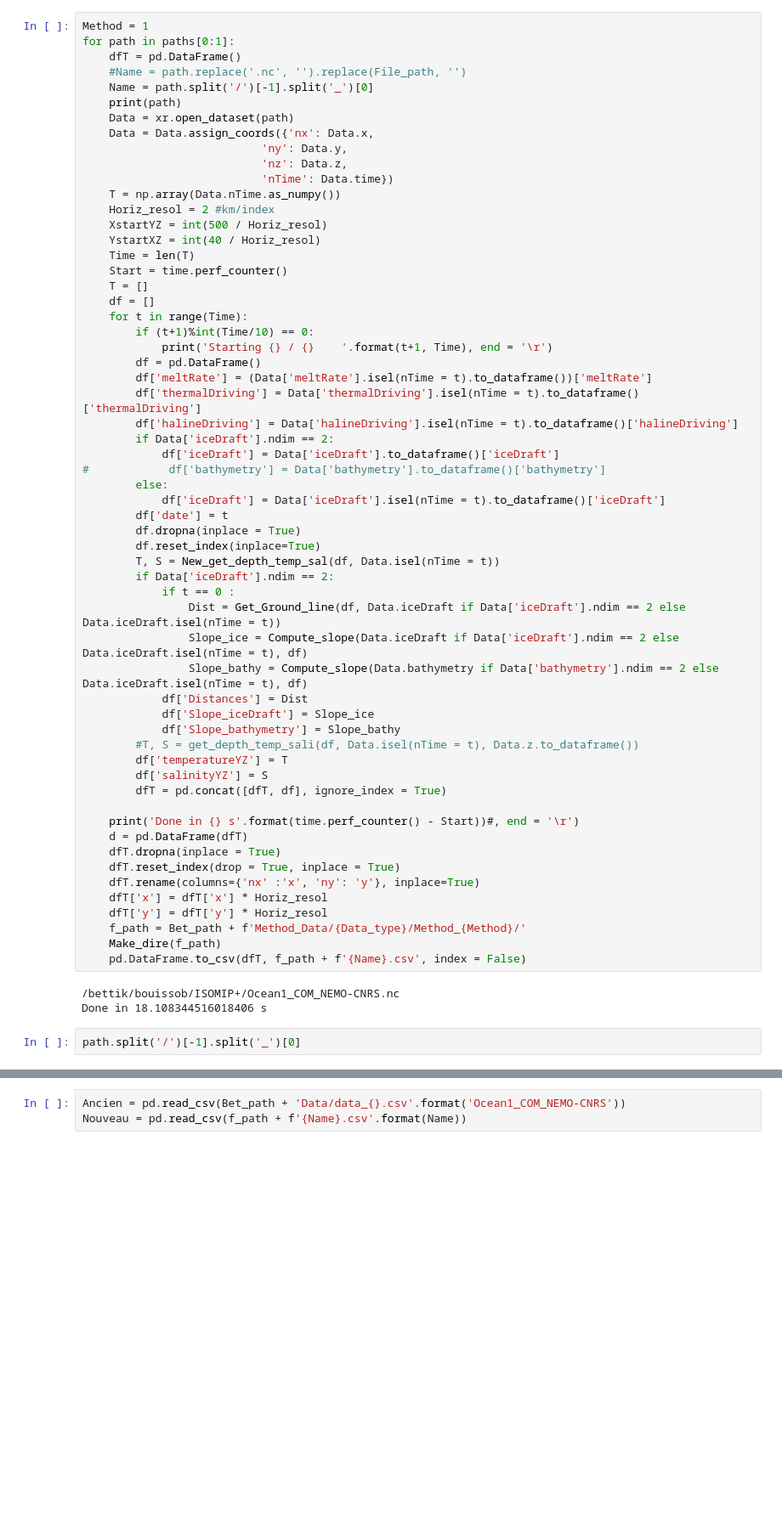
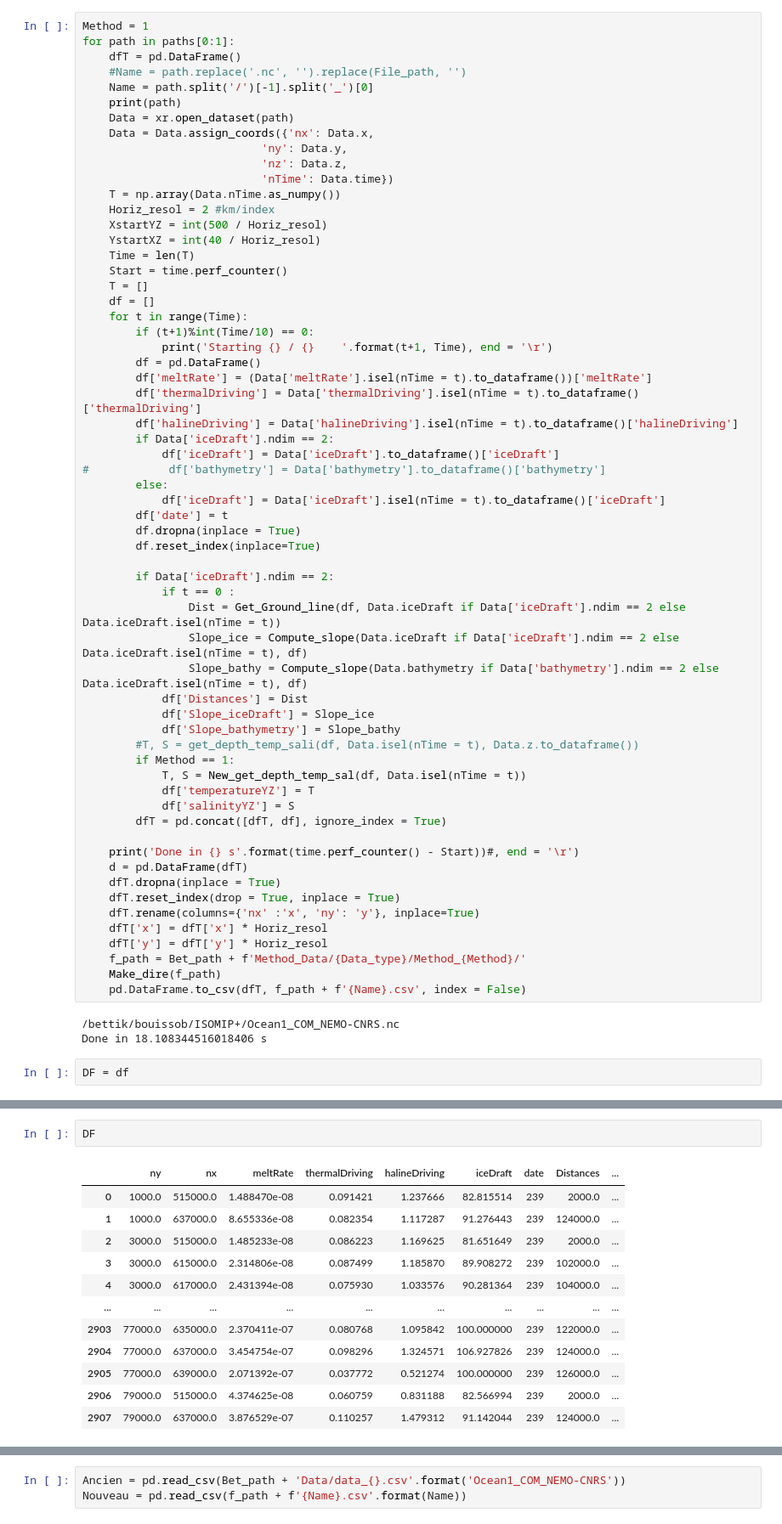
Before and after one commit to BenBouiss/NN_intern_2022, a Jupyter notebook: Prepping_data_NN.ipynb, the cells around one changed output, grey strips where cells are left out. Shown: that part at 85% size. Drawn from its saved outputs; the diff is of its cells as text; blank space fills up the shorter version.

```diff
--- a/Prepping_data_NN.ipynb
+++ b/Prepping_data_NN.ipynb
@@ -124,7 +141,7 @@ for path in paths[0:1]:
         df['date'] = t
         df.dropna(inplace = True)
         df.reset_index(inplace=True)
-        T, S = New_get_depth_temp_sal(df, Data.isel(nTime = t))
+
         if Data['iceDraft'].ndim == 2:
             if t == 0 :
                 Dist = Get_Ground_line(df, Data.iceDraft if Data['iceDraft'].ndim == 2 else Data.iceDraft.isel(nTime = t))
@@ -134,8 +151,10 @@ for path in paths[0:1]:
             df['Slope_iceDraft'] = Slope_ice
             df['Slope_bathymetry'] = Slope_bathy
         #T, S = get_depth_temp_sali(df, Data.isel(nTime = t), Data.z.to_dataframe())
-        df['temperatureYZ'] = T
-        df['salinityYZ'] = S
+        if Method == 1:
+            T, S = New_get_depth_temp_sal(df, Data.isel(nTime = t))
+            df['temperatureYZ'] = T
+            df['salinityYZ'] = S
         dfT = pd.concat([dfT, df], ignore_index = True)
 
     print('Done in {} s'.format(time.perf_counter() - Start))#, end = '\r')
@@ -152,4 +171,4 @@ for path in paths[0:1]:
 /bettik/bouissob/ISOMIP+/Ocean1_COM_NEMO-CNRS.nc
 Done in 18.108344516018406 s
 # %%
-path.split('/')[-1].split('_')[0]
+DF = df
@@ -157,0 +199,15 @@ path.split('/')[-1].split('_')[0]
+# %%
+DF
+# %% [output]
+|  | ny | nx | meltRate | thermalDriving | halineDriving | iceDraft | date | Distances | ... |
+| 0 | 1000.0 | 515000.0 | 1.488470e-08 | 0.091421 | 1.237666 | 82.815514 | 239 | 2000.0 | ... |
+| 1 | 1000.0 | 637000.0 | 8.655336e-08 | 0.082354 | 1.117287 | 91.276443 | 239 | 124000.0 | ... |
+| 2 | 3000.0 | 515000.0 | 1.485233e-08 | 0.086223 | 1.169625 | 81.651649 | 239 | 2000.0 | ... |
+| 3 | 3000.0 | 615000.0 | 2.314806e-08 | 0.087499 | 1.185870 | 89.908272 | 239 | 102000.0 | ... |
+| 4 | 3000.0 | 617000.0 | 2.431394e-08 | 0.075930 | 1.033576 | 90.281364 | 239 | 104000.0 | ... |
+| ... | ... | ... | ... | ... | ... | ... | ... | ... | ... |
+| 2903 | 77000.0 | 635000.0 | 2.370411e-07 | 0.080768 | 1.095842 | 100.000000 | 239 | 122000.0 | ... |
+| 2904 | 77000.0 | 637000.0 | 3.454754e-07 | 0.098296 | 1.324571 | 106.927826 | 239 | 124000.0 | ... |
+| 2905 | 77000.0 | 639000.0 | 2.071392e-07 | 0.037772 | 0.521274 | 100.000000 | 239 | 126000.0 | ... |
+| 2906 | 79000.0 | 515000.0 | 4.374625e-08 | 0.060759 | 0.831188 | 82.566994 | 239 | 2000.0 | ... |
+| 2907 | 79000.0 | 637000.0 | 3.876529e-07 | 0.110257 | 1.479312 | 91.142044 | 239 | 124000.0 | ... |
```
Also changed, not shown: parts of 6 cells of this notebook.
